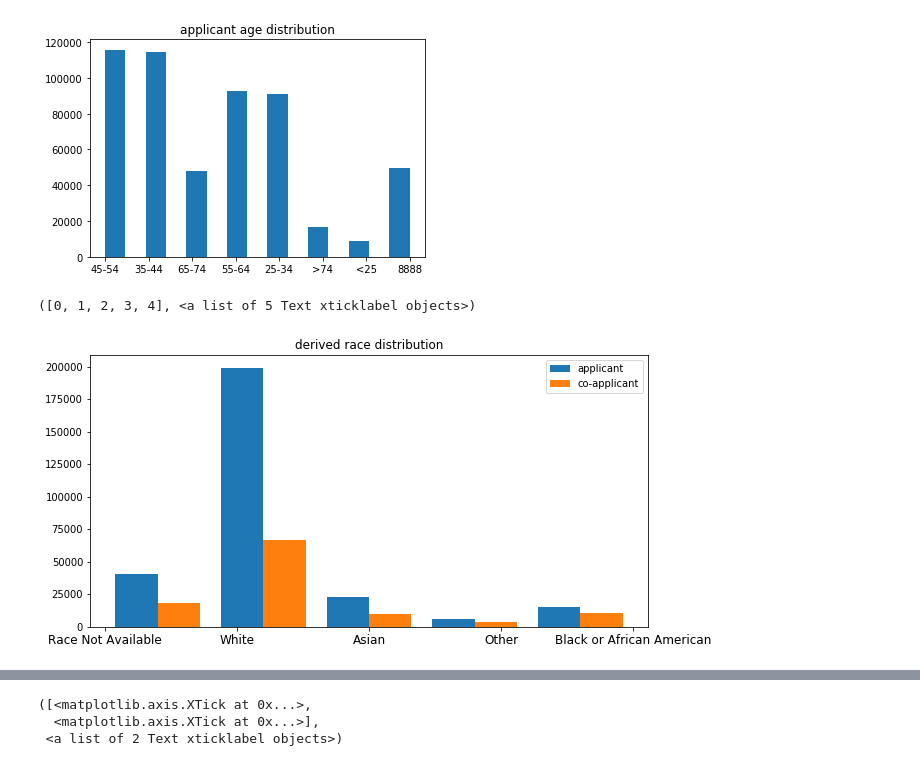
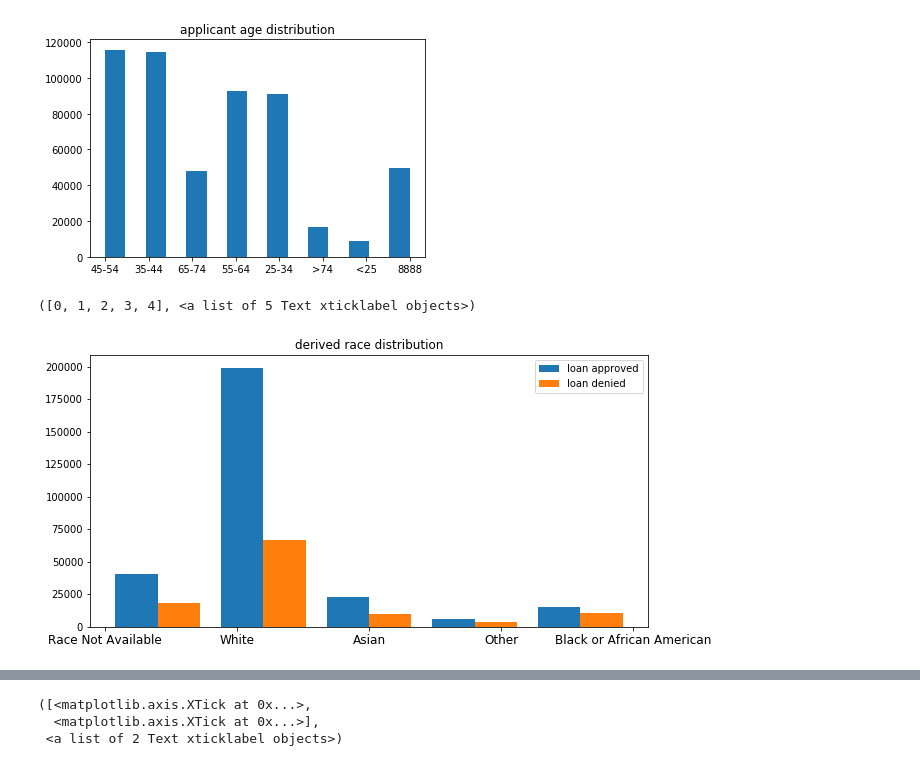
Before and after one commit to OracyC/Capstone-HMDA, a Jupyter notebook: EDA_HMDA.ipynb, the cells around one changed output, grey strips where cells are left out. Drawn from its saved outputs; the diff is of its cells as text; code cells hidden in the pictures.

```diff
--- a/EDA_HMDA.ipynb
+++ b/EDA_HMDA.ipynb
@@ -168,3 +177,8 @@ Try using .loc[row_indexer,col_indexer] = value instead
 
 See the caveats in the documentation: http://pandas.pydata.org/pandas-docs/stable/user_guide/indexing.html#returning-a-view-versus-a-copy
   self.obj[item] = s
+# %%
+loan_originated.loc[loan_originated['derived_ethnicity']=='Joint','derived_ethnicity'] = 'Other'
+loan_originated.loc[loan_originated['derived_ethnicity']=='Free Form Text Only','derived_ethnicity'] = 'Other'
+application_denied.loc[application_denied['derived_ethnicity']=='Joint','derived_ethnicity'] = 'Other'
+application_denied.loc[application_denied['derived_ethnicity']=='Free Form Text Only','derived_ethnicity'] = 'Other'
@@ -277,10 +297,10 @@ Text(0.5, 1.0, 'applicant age distribution')
 [figure]
 # %%
 fig, ax = plt.subplots(figsize=(10, 5))
-plt.hist([loan_originated['derived_race'], application_denied['derived_race']],bins=5, label=['applicant', 'co-applicant'])
+plt.hist([loan_originated['derived_race'], application_denied['derived_race']],bins=5, label=['loan approved', 'loan denied'])
 plt.legend(loc='upper right')
 plt.title('derived race distribution')
 plt.xticks(fontsize=12)
 # %% [output]
 ([0, 1, 2, 3, 4], <a list of 5 Text xticklabel objects>)
-[figure, old version]
+[figure, new version]
```
Also changed, not shown: parts of 5 cells of this notebook.
